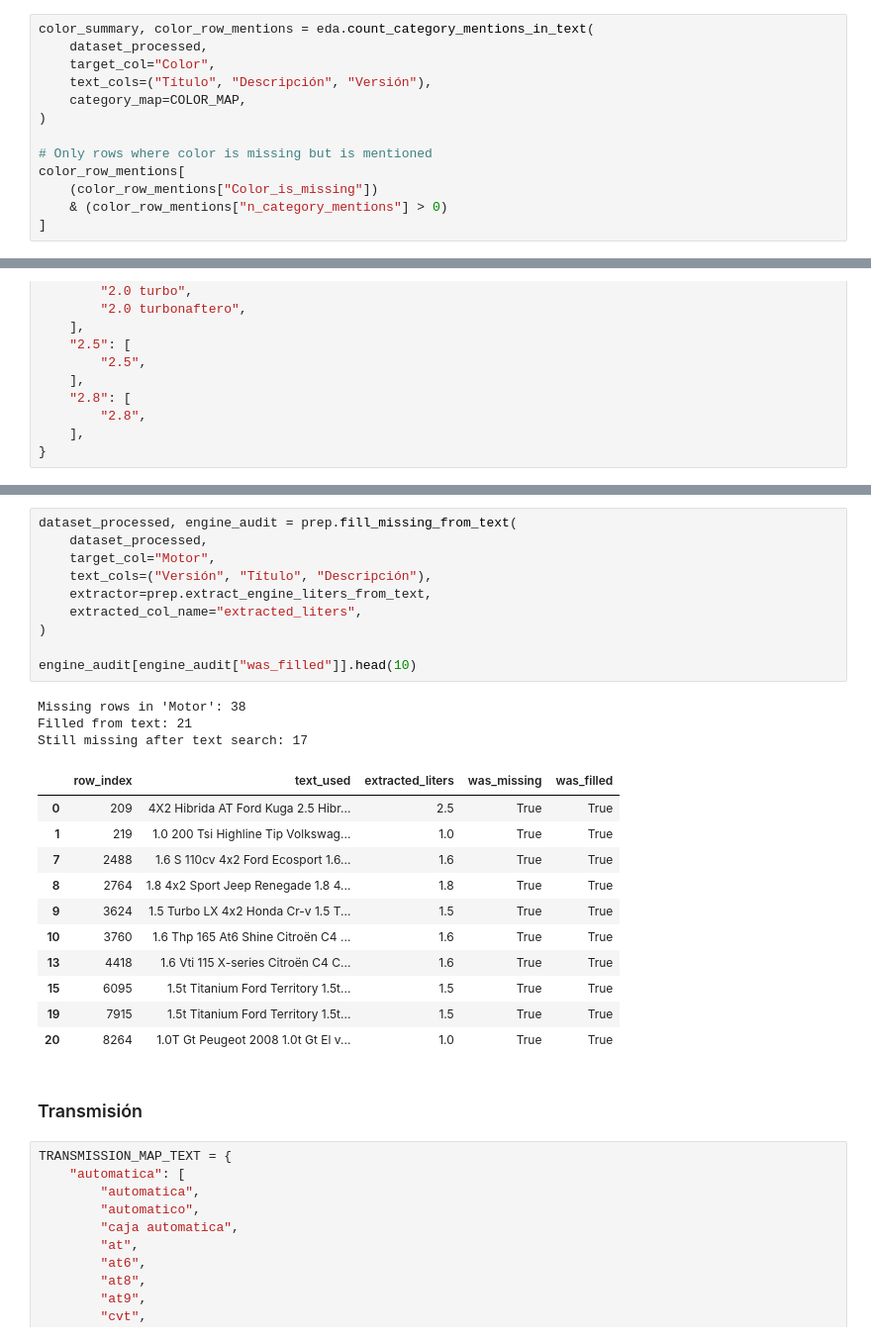
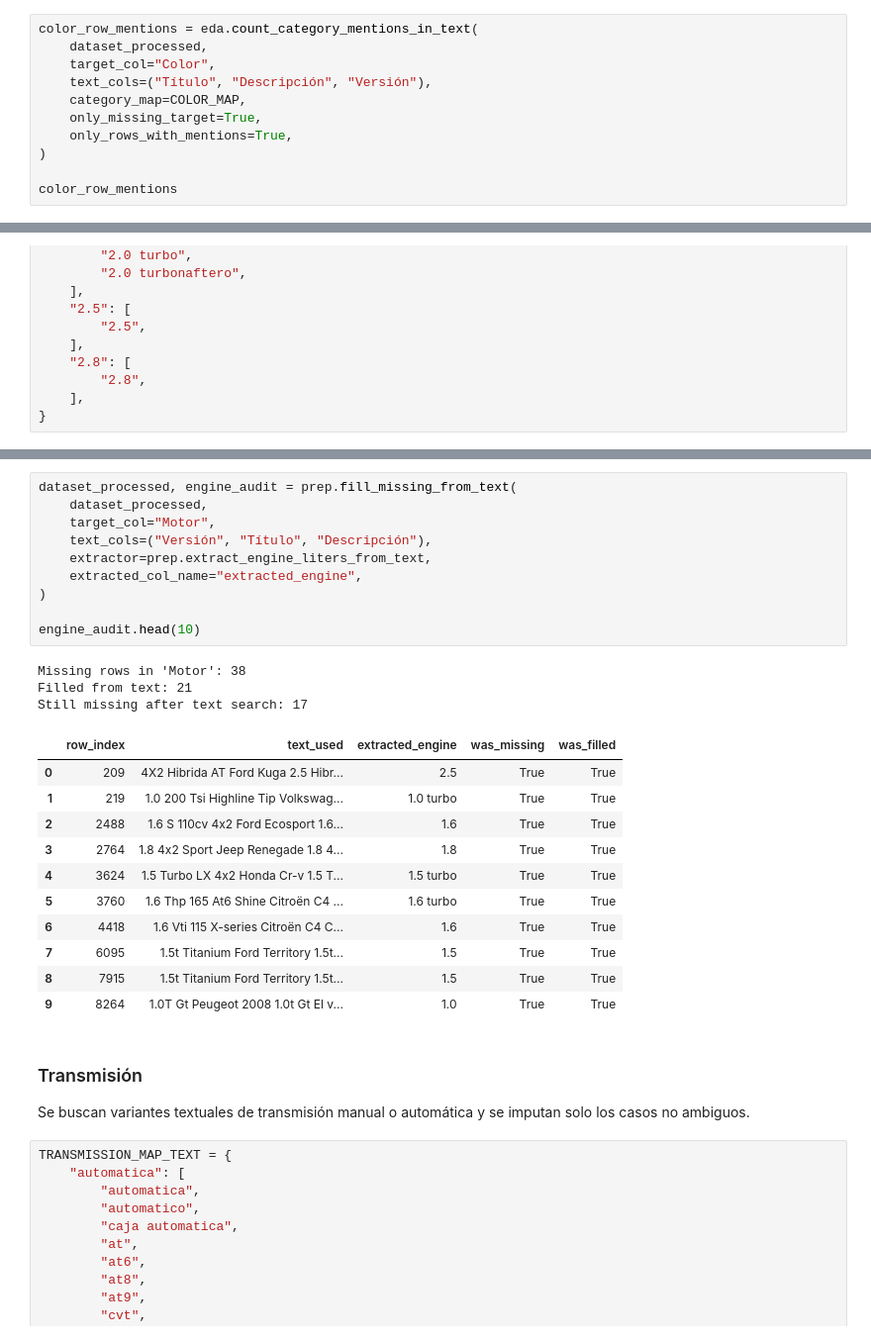
Before and after one commit to abrildiaco/TP_Final_ML, a Jupyter notebook: notebooks/eda.ipynb, the cells around one changed output, grey strips where cells are left out. Shown at 99% size. Drawn from its saved outputs; the diff is of its cells as text.

```diff
--- a/notebooks/eda.ipynb
+++ b/notebooks/eda.ipynb
@@ -529,15 +538,13 @@ Missing Value Handling
 # %%
-color_summary, color_row_mentions = eda.count_category_mentions_in_text(
+color_row_mentions = eda.count_category_mentions_in_text(
     dataset_processed,
     target_col="Color",
     text_cols=("Título", "Descripción", "Versión"),
     category_map=COLOR_MAP,
+    only_missing_target=True,
+    only_rows_with_mentions=True,
 )
 
-# Only rows where color is missing but is mentioned
-color_row_mentions[
-    (color_row_mentions["Color_is_missing"])
-    & (color_row_mentions["n_category_mentions"] > 0)
-]
+color_row_mentions
 # %% [output]
 |  | row_index | Color_is_missing | matched_categories | n_category_mentions |
@@ -667,30 +665,31 @@ engine_row_mentions[
 # %%
 dataset_processed, engine_audit = prep.fill_missing_from_text(
     dataset_processed,
     target_col="Motor",
     text_cols=("Versión", "Título", "Descripción"),
     extractor=prep.extract_engine_liters_from_text,
-    extracted_col_name="extracted_liters",
+    extracted_col_name="extracted_engine",
 )
 
-engine_audit[engine_audit["was_filled"]].head(10)
+engine_audit.head(10)
 # %% [output]
 Missing rows in 'Motor': 38
 Filled from text: 21
 Still missing after text search: 17
-|  | row_index | text_used | extracted_liters | was_missing | was_filled |
+|  | row_index | text_used | extracted_engine | was_missing | was_filled |
 | 0 | 209 | 4X2 Hibrida AT Ford Kuga 2.5 Hibr... | 2.5 | True | True |
-| 1 | 219 | 1.0 200 Tsi Highline Tip Volkswag... | 1.0 | True | True |
-| 7 | 2488 | 1.6 S 110cv 4x2 Ford Ecosport 1.6... | 1.6 | True | True |
-| 8 | 2764 | 1.8 4x2 Sport Jeep Renegade 1.8 4... | 1.8 | True | True |
-| 9 | 3624 | 1.5 Turbo LX 4x2 Honda Cr-v 1.5 T... | 1.5 | True | True |
-| 10 | 3760 | 1.6 Thp 165 At6 Shine Citroën C4 ... | 1.6 | True | True |
-| 13 | 4418 | 1.6 Vti 115 X-series Citroën C4 C... | 1.6 | True | True |
-| 15 | 6095 | 1.5t Titanium Ford Territory 1.5t... | 1.5 | True | True |
-| 19 | 7915 | 1.5t Titanium Ford Territory 1.5t... | 1.5 | True | True |
-| 20 | 8264 | 1.0T Gt Peugeot 2008 1.0t Gt El v... | 1.0 | True | True |
+| 1 | 219 | 1.0 200 Tsi Highline Tip Volkswag... | 1.0 turbo | True | True |
+| 2 | 2488 | 1.6 S 110cv 4x2 Ford Ecosport 1.6... | 1.6 | True | True |
+| 3 | 2764 | 1.8 4x2 Sport Jeep Renegade 1.8 4... | 1.8 | True | True |
+| 4 | 3624 | 1.5 Turbo LX 4x2 Honda Cr-v 1.5 T... | 1.5 turbo | True | True |
+| 5 | 3760 | 1.6 Thp 165 At6 Shine Citroën C4 ... | 1.6 turbo | True | True |
+| 6 | 4418 | 1.6 Vti 115 X-series Citroën C4 C... | 1.6 | True | True |
+| 7 | 6095 | 1.5t Titanium Ford Territory 1.5t... | 1.5 | True | True |
+| 8 | 7915 | 1.5t Titanium Ford Territory 1.5t... | 1.5 | True | True |
+| 9 | 8264 | 1.0T Gt Peugeot 2008 1.0t Gt El v... | 1.0 | True | True |
 # %% [markdown]
 ### Transmisión
+Se buscan variantes textuales de transmisión manual o automática y se imputan solo los casos no ambiguos.
 # %%
 TRANSMISSION_MAP_TEXT = {
     "automatica": [
```
Also changed, not shown: parts of 42 cells of this notebook, 2 other files.
